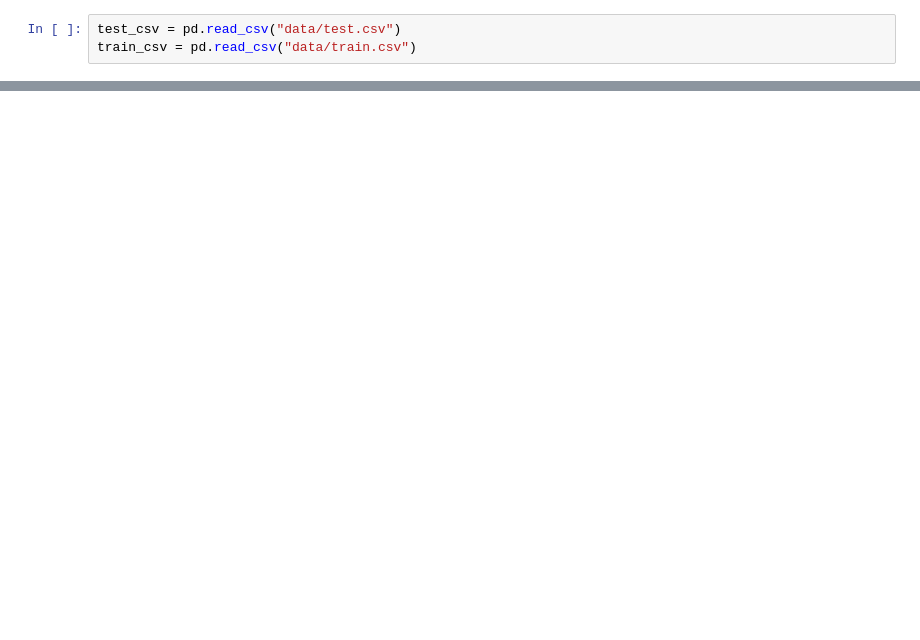
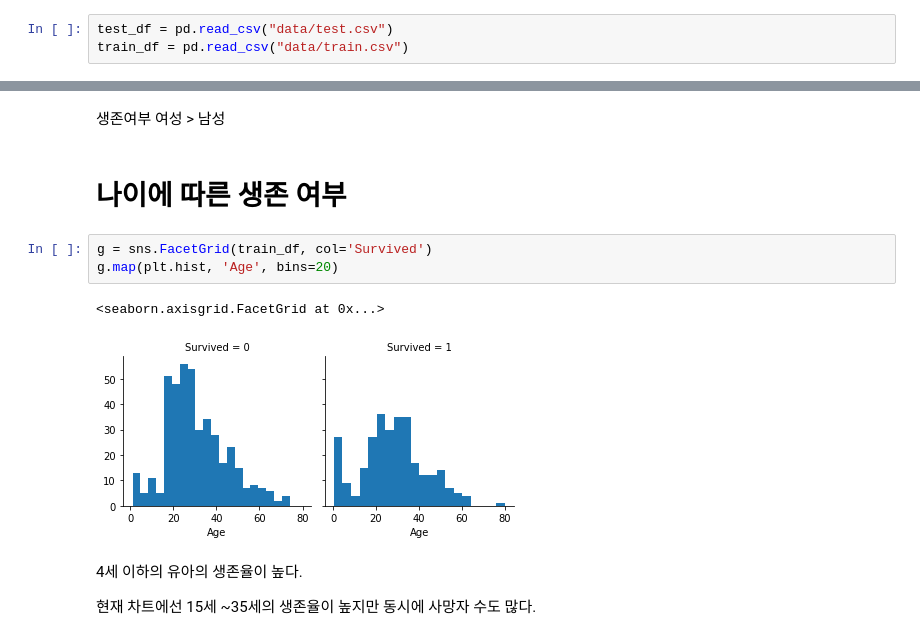
Before and after one commit to Lee2532/kaggle_study, a Jupyter notebook: titanic/타이타닉 분석.ipynb, the cells around one changed output, grey strips where cells are left out. Cells and saved outputs as stored; diff of their text form; blank space fills up the shorter version.

```diff
--- a/titanic/타이타닉 분석.ipynb
+++ b/titanic/타이타닉 분석.ipynb
@@ -5,3 +22,3 @@ import pandas as pd
 # %%
-test_csv = pd.read_csv("data/test.csv")
-train_csv = pd.read_csv("data/train.csv")
+test_df = pd.read_csv("data/test.csv")
+train_df = pd.read_csv("data/train.csv")
@@ -58,0 +103,14 @@ Name: Sex, Length: 891, dtype: object
+# %% [markdown]
+생존여부 여성 > 남성
+# %% [markdown]
+# 나이에 따른 생존 여부
+# %%
+g = sns.FacetGrid(train_df, col='Survived')
+g.map(plt.hist, 'Age', bins=20)
+# %% [output]
+<seaborn.axisgrid.FacetGrid at 0x...>
+[figure, added]
+# %% [markdown]
+4세 이하의 유아의 생존율이 높다.
+
+현재 차트에선 15세 ~35세의 생존율이 높지만 동시에 사망자 수도 많다.
```
Also changed, not shown: parts of 51 cells of this notebook.
